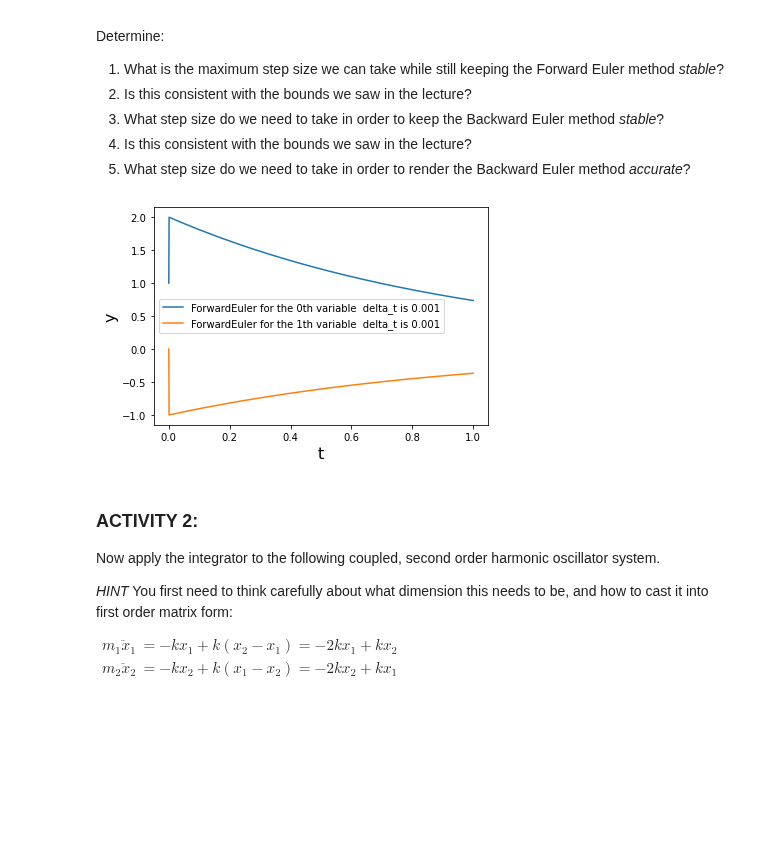
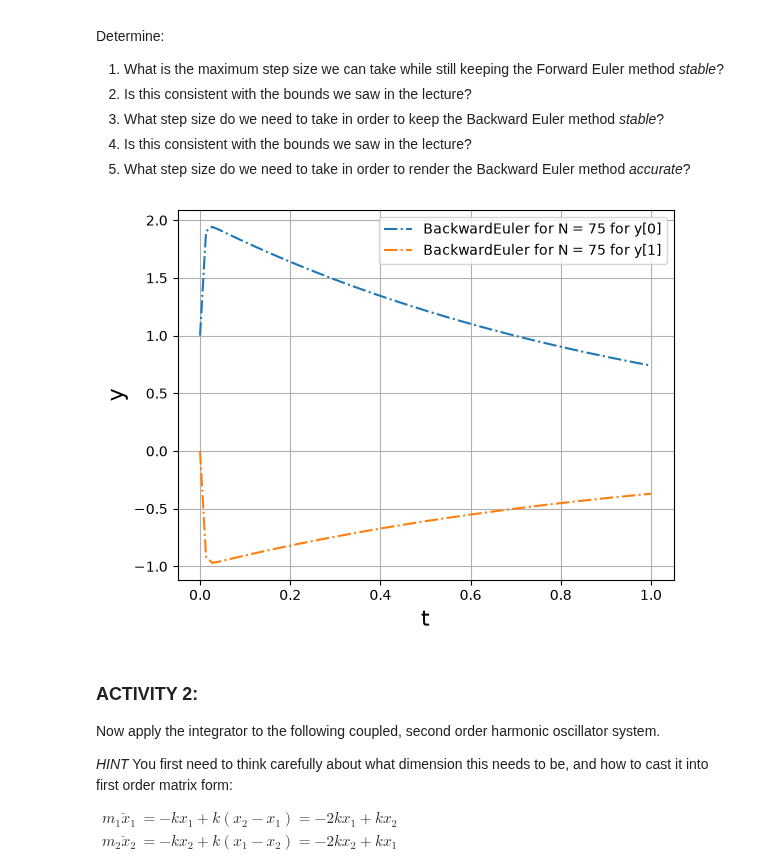
Before and after one commit to sahilshah-05/TopicsInSciComp, a Jupyter notebook: Notebooks/Week5_LabExercises.ipynb, the cells around one changed output. Cells and saved outputs as stored; diff of their text form; code cells hidden in the pictures; blank space fills up the shorter version.

Commit message:
Week 5 Solutions

```diff
--- a/Notebooks/Week5_LabExercises.ipynb
+++ b/Notebooks/Week5_LabExercises.ipynb
@@ -111,7 +111,10 @@ class ExplicitLinearIntegrator :
 
     def calculate_solution(self, y0) :
         if (self.method == "ForwardEuler") :
-            self.integrate_using_forward_Euler(y0)
+            self.integrate_forward_Euler(y0)
+
+        elif (self.method == 'BackwardEuler'):
+            self.integrate_backward_Euler(y0)
         else :
             assert False, 'integration method not implemented'
 
@@ -119,47 +122,59 @@ class ExplicitLinearIntegrator :
 
         plt.xlabel("t", fontsize=16)
         plt.ylabel("y", fontsize=16)
+        plt.grid()
         for i in np.arange(self._dimension) :
-            plt.plot(self._t_solution, self._y_solution[:,i], '-',
-                     label=self.method + " for the " + str(i) + "th variable "+
-                             " delta_t is " + str(self._delta_t))
+            plt.plot(self._t_solution, self._y_solution[:,i], '-.',
+                     label=self.method + " for N = " + str(self.N_time_steps) + " for y[" + str(i) + "]")
         plt.legend()
 
-    def integrate_using_forward_Euler(self, y0) :
+    def integrate_forward_Euler(self, y0) :
 
         h = self._delta_t
         for itime, time in enumerate(self.t_solution) :
             if itime == 0 :
                 self._y_solution[itime,:] = y0
             else :
                 I_matrix = np.eye(self._dimension)
                 I_minus_hC = I_matrix - h * self.C_matrix
                 yold = np.matrix(self._y_solution[itime-1, :])
                 # Need to be a bit careful with the shapes here
                 yold = yold.transpose()
                 ynew = I_minus_hC * yold
                 ynew = ynew.transpose()
                 self._y_solution[itime,:] = ynew
 
-    #UPDATE ME!
-    #def integrate_using_backward_Euler(self, y0) :
+    def integrate_backward_Euler(self, y0) :
+
+        h = self._delta_t
+        for itime, time in enumerate(self.t_solution) :
+            if itime == 0 :
+                        self._y_solution[itime,:] = y0
+            else :
+                I_matrix = np.eye(self._dimension)
+                I_plus_hC = I_matrix + h * self.C_matrix
+                y_old = np.matrix(self._y_solution[itime-1, :])
+                y_old = y_old.transpose()
+                y_new = np.linalg.inv(I_plus_hC) * y_old
+                y_new = y_new.transpose()
+                self._y_solution[itime,:] = y_new
 
 
 # How to use the class - example from the lecture
 C_matrix = np.matrix([[-998, -1998], [999, 1999]]) # Minus the one in the equations
 y0 = np.array([1.0, 0.0])
 max_time = 1.0
-N_time_steps = 1000
+N_time_steps = 75
 
 # Define an object of the class
 stiff_problem_integrator = ExplicitLinearIntegrator(C_matrix, max_time,
-                                         N_time_steps, "ForwardEuler")
+                                         N_time_steps, "BackwardEuler")
 
 # Find and plot the solution
 stiff_problem_integrator.calculate_solution(y0)
 stiff_problem_integrator.plot_solution()
 # %% [output]
-[figure, old version]
+[figure, new version]
 # %% [markdown]
 ### ACTIVITY 2:
 
```
Also changed, not shown: parts of 5 cells of this notebook.
